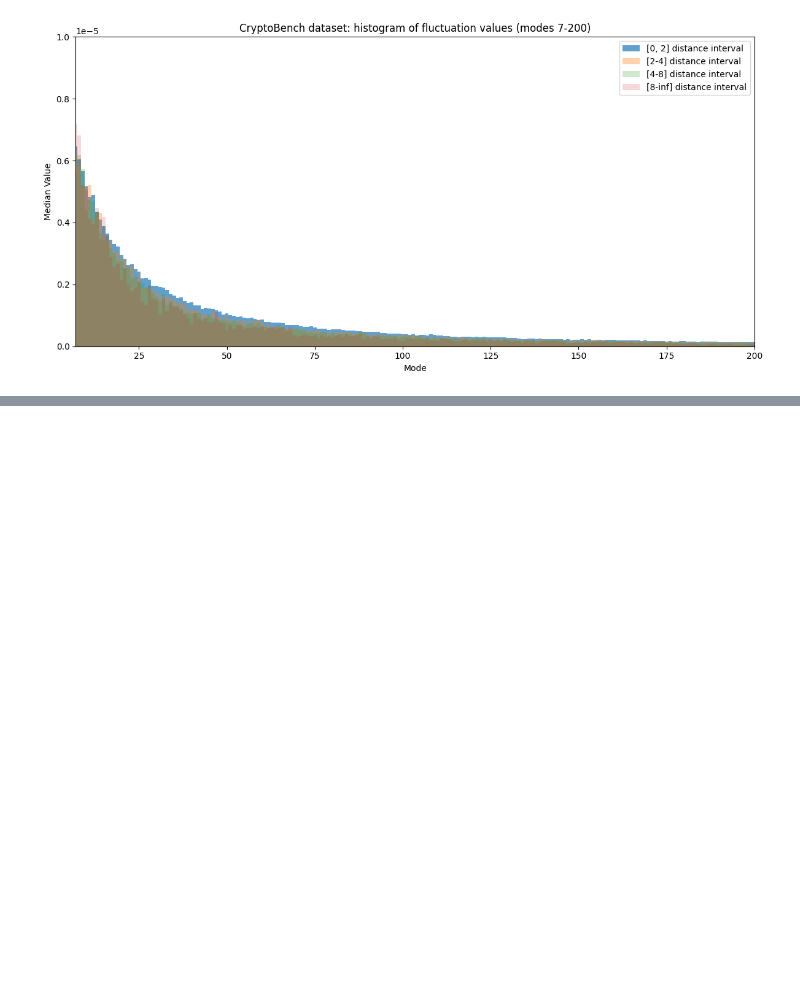
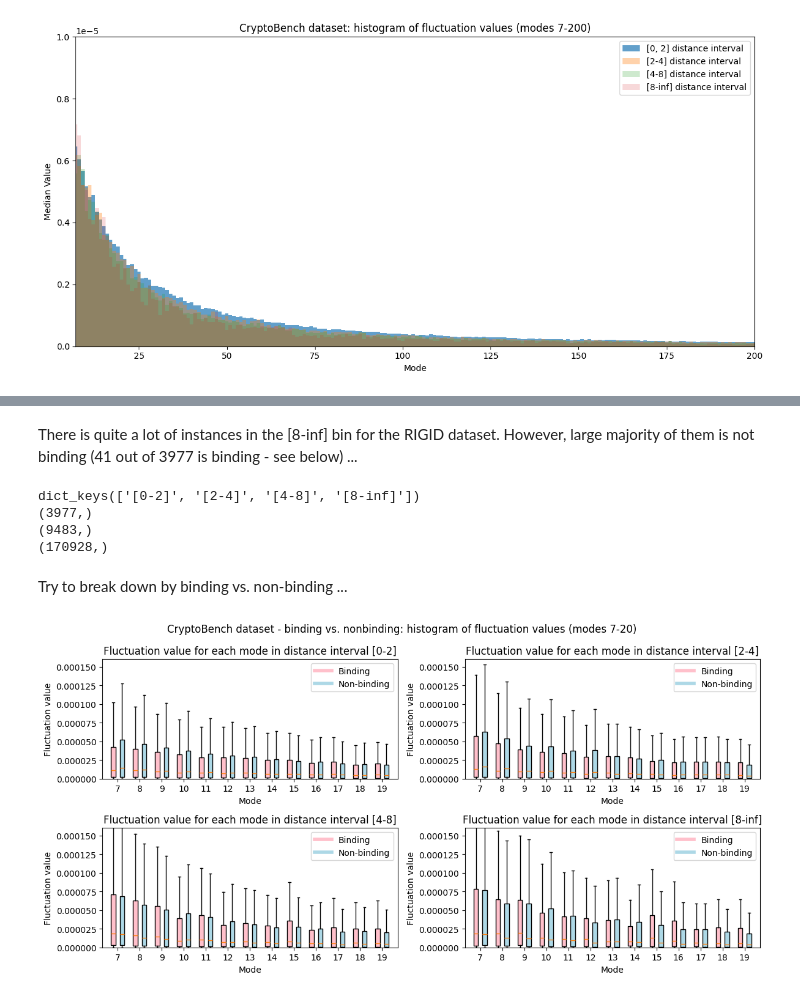
Before and after one commit to skrhakv/pocket-movement-analysis, a Jupyter notebook: src/feature-analysis/residue-distances/analysis.ipynb, the cells around one changed output, grey strips where cells are left out. Saved outputs shown, nothing was run; the diff lists cells and outputs as text; code cells hidden in the pictures; blank space fills up the shorter version.

```diff
--- a/src/feature-analysis/residue-distances/analysis.ipynb
+++ b/src/feature-analysis/residue-distances/analysis.ipynb
@@ -387,0 +467,21 @@ combine_barcharts_over_distances(binned_fluctuation_by_distance_cryptobench, tit
+# %% [markdown]
+There is quite a lot of instances in the [8-inf] bin for the RIGID dataset. However, large majority of them is not binding (41 out of 3977 is binding - see below) ...
+# %%
+print(loaded_rigid_dataset.keys())
+print(loaded_rigid_dataset['[8-inf]'][0].shape)
+print(loaded_cryptobench_dataset['[8-inf]'][0].shape)
+print(loaded_rigid_dataset['[0-2]'][0].shape)
+# %% [output]
+dict_keys(['[0-2]', '[2-4]', '[4-8]', '[8-inf]'])
+(3977,)
+(9483,)
+(170928,)
+# %% [markdown]
+Try to break down by binding vs. non-binding ...
+# %%
+binding_binned_fluctuation_by_distance_cryptobench, nonbinding_binned_fluctuation_by_distance_cryptobench = bin_fluctuations_by_distance_and_binding('cryptobench-dataset', bins, labels)
+# %%
+boxplot2(binding_binned_fluctuation_by_distance_cryptobench, nonbinding_binned_fluctuation_by_distance_cryptobench,
+         title='CryptoBench dataset - binding vs. nonbinding: histogram of fluctuation values (modes 7-20)', ylim=1.6e-04, xlim=(7,20), labels=['Binding', 'Non-binding'])
+# %% [output]
+[figure, added]
```
Also changed, not shown: parts of 7 cells of this notebook, 2 other files.
